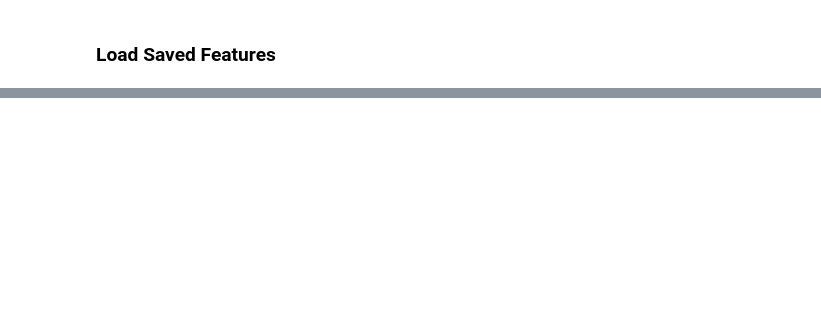
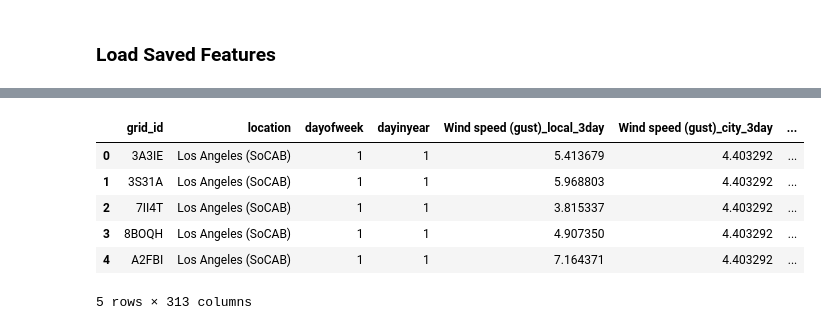
Before and after one commit to spacelertser2004/nasa_tempo_jupyter, a Jupyter notebook: Train.ipynb, the cells around one changed output, grey strips where cells are left out. Drawn from its saved outputs; the diff is of its cells as text; code cells hidden in the pictures; blank space fills up the shorter version.

```diff
--- a/Train.ipynb
+++ b/Train.ipynb
@@ -1405,0 +1029,19 @@ In[ ]:
+# %%
+x = all_data[[c for c in all_data.columns if c not in ['datetime', 'value']]].copy()
+x.head()
+
+# Check all data
+# x_3a3ie = x[x['grid_id'] == '3A3IE']
+# print(x_3a3ie)
+
+# Exists?
+# exist = x[x['grid_id'] == 'HANW9'].any()
+# print(exist)
+# %% [output]
+|  | grid_id | location | dayofweek | dayinyear | Wind speed (gust)_local_3day | Wind speed (gust)_city_3day | ... |
+| 0 | 3A3IE | Los Angeles (SoCAB) | 1 | 1 | 5.413679 | 4.403292 | ... |
+| 1 | 3S31A | Los Angeles (SoCAB) | 1 | 1 | 5.968803 | 4.403292 | ... |
+| 2 | 7II4T | Los Angeles (SoCAB) | 1 | 1 | 3.815337 | 4.403292 | ... |
+| 3 | 8BOQH | Los Angeles (SoCAB) | 1 | 1 | 4.907350 | 4.403292 | ... |
+| 4 | A2FBI | Los Angeles (SoCAB) | 1 | 1 | 7.164371 | 4.403292 | ... |
+5 rows × 313 columns
```
Also changed, not shown: parts of 588 cells of this notebook, 4 other files.
